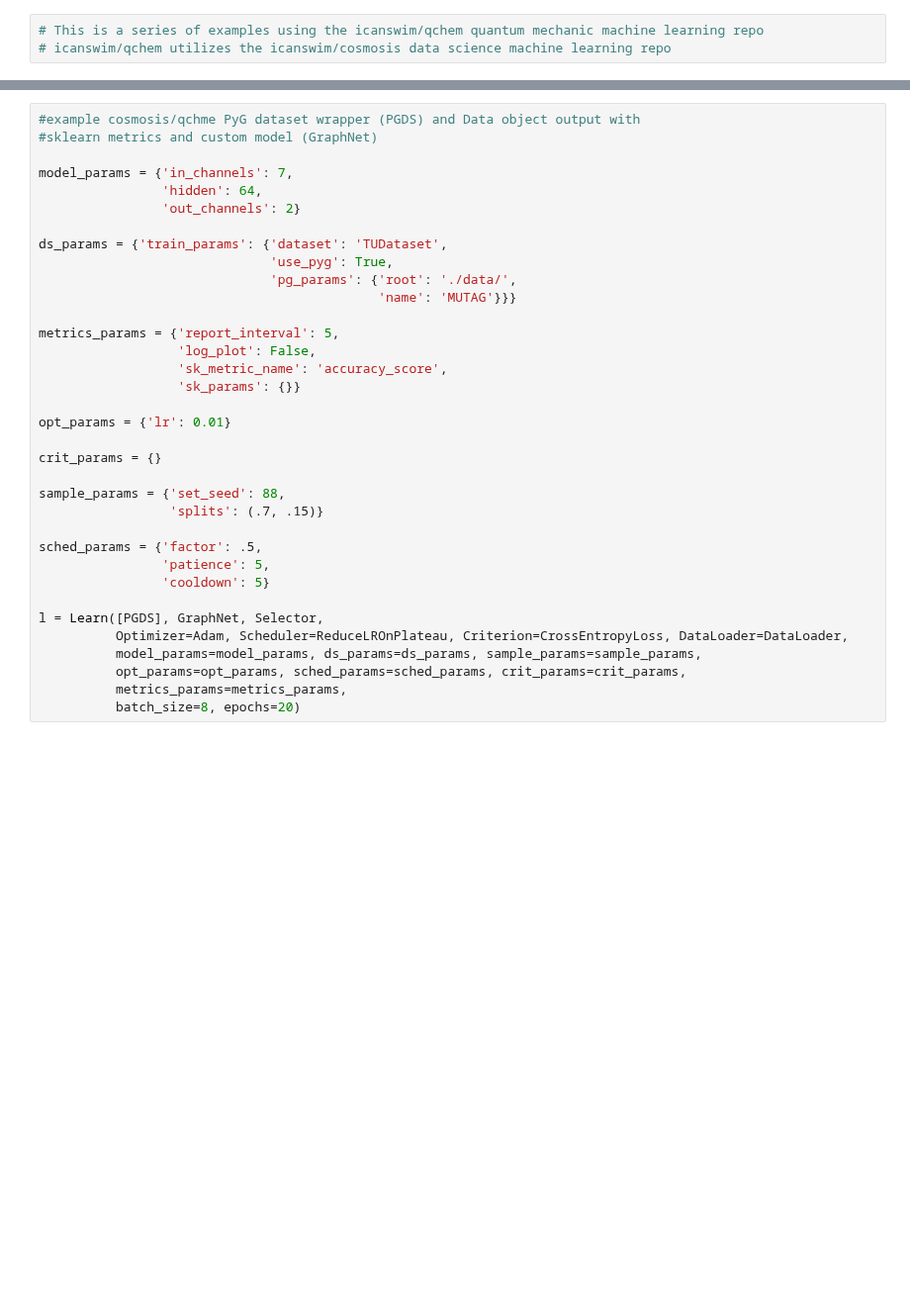
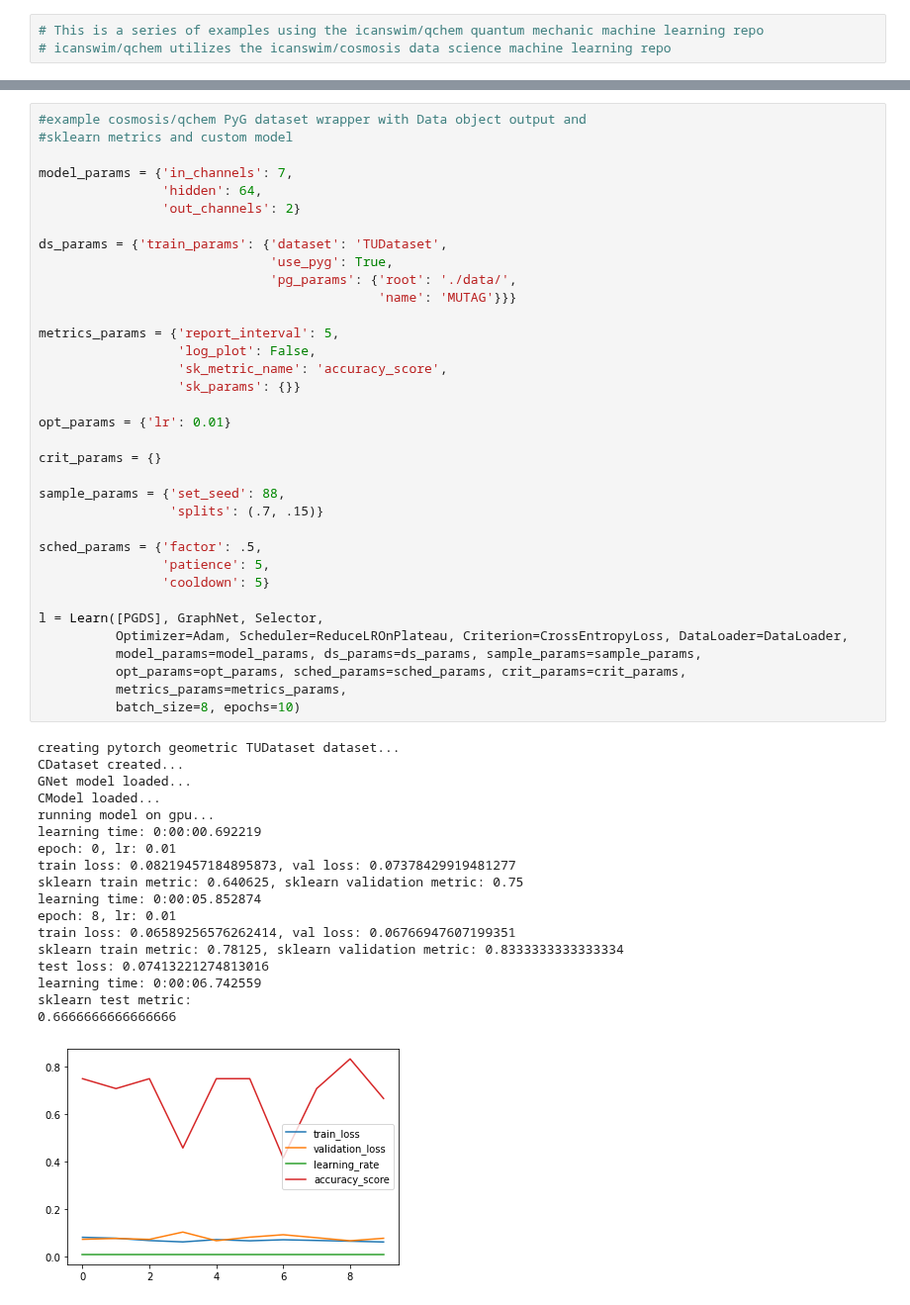
Before and after one commit to icanswim/qchem, a Jupyter notebook: experiment.ipynb, the cells around one changed output, grey strips where cells are left out. Shown at 99% size. Drawn from its saved outputs; the diff is of its cells as text; blank space fills up the shorter version.

```diff
--- a/experiment.ipynb
+++ b/experiment.ipynb
@@ -134,36 +194,55 @@ l = Learn([QM9], FFNet, Selector, Optimizer=Adam, Scheduler=ReduceLROnPlateau, C
 # %%
-#example cosmosis/qchme PyG dataset wrapper (PGDS) and Data object output with
-#sklearn metrics and custom model (GraphNet)
+#example cosmosis/qchem PyG dataset wrapper with Data object output and
+#sklearn metrics and custom model
 
 model_params = {'in_channels': 7,
                 'hidden': 64,
                 'out_channels': 2}
 
 ds_params = {'train_params': {'dataset': 'TUDataset',
                               'use_pyg': True,
                               'pg_params': {'root': './data/',
                                             'name': 'MUTAG'}}}
 
 metrics_params = {'report_interval': 5,
                   'log_plot': False,
                   'sk_metric_name': 'accuracy_score',
                   'sk_params': {}}
 
 opt_params = {'lr': 0.01}
 
 crit_params = {}
 
 sample_params = {'set_seed': 88,
                  'splits': (.7, .15)}
 
 sched_params = {'factor': .5,
                 'patience': 5,
                 'cooldown': 5}
 
 l = Learn([PGDS], GraphNet, Selector,
           Optimizer=Adam, Scheduler=ReduceLROnPlateau, Criterion=CrossEntropyLoss, DataLoader=DataLoader,
           model_params=model_params, ds_params=ds_params, sample_params=sample_params,
           opt_params=opt_params, sched_params=sched_params, crit_params=crit_params,
           metrics_params=metrics_params,
-          batch_size=8, epochs=20)
+          batch_size=8, epochs=10)
+# %% [output]
+creating pytorch geometric TUDataset dataset...
+CDataset created...
+GNet model loaded...
+CModel loaded...
+running model on gpu...
+learning time: 0:00:00.692219
+epoch: 0, lr: 0.01
+train loss: 0.08219457184895873, val loss: 0.07378429919481277
+sklearn train metric: 0.640625, sklearn validation metric: 0.75
+learning time: 0:00:05.852874
+epoch: 8, lr: 0.01
+train loss: 0.06589256576262414, val loss: 0.06766947607199351
+sklearn train metric: 0.78125, sklearn validation metric: 0.8333333333333334
+test loss: 0.07413221274813016
+learning time: 0:00:06.742559
+sklearn test metric:
+0.6666666666666666
+[figure, added]
 # %%
```
Also changed, not shown: parts of 12 cells of this notebook, 1 other file.
